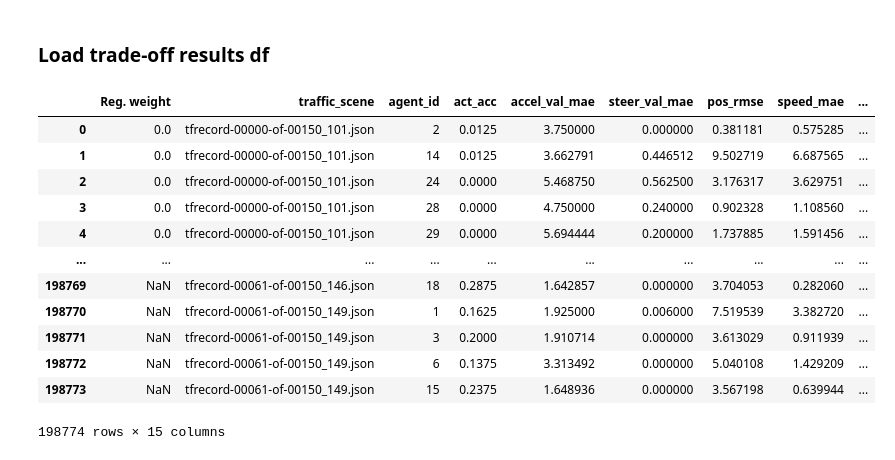
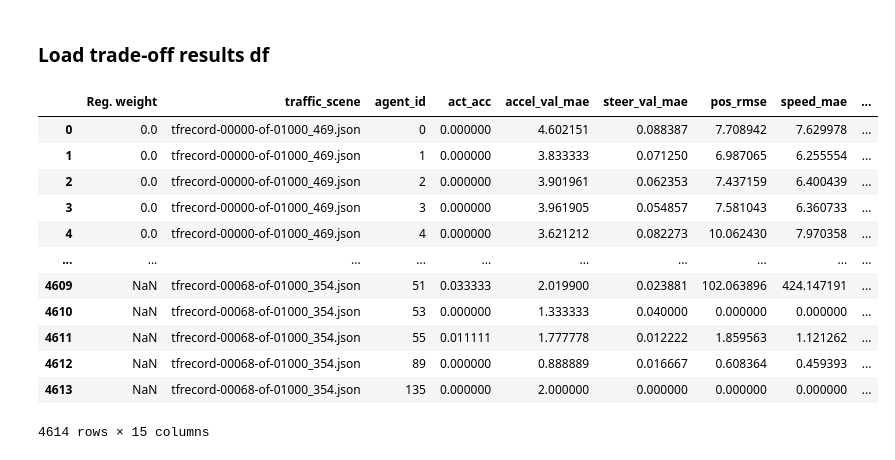
Before and after one commit to dgk453/nocturne_lab, a Jupyter notebook: evaluation/performance_x_human_like.ipynb, the cells around one changed output. Drawn from its saved outputs; the diff is of its cells as text; code cells hidden in the pictures.

```diff
--- a/evaluation/performance_x_human_like.ipynb
+++ b/evaluation/performance_x_human_like.ipynb
@@ -84,22 +84,21 @@ def make_figure(df_agg, hl_metric, fig_name, x_label, palette='colorblind'):
 # %% [markdown]
 ### Load trade-off results df
 # %%
-df_res = pd.read_csv("../evaluation/paper/df_trade_off_0131.csv")
-
+df_res = pd.read_csv("../evaluation/results/df_trade_off.csv")
 
 df_res
 # %% [output]
 |  | Reg. weight | traffic_scene | agent_id | act_acc | accel_val_mae | steer_val_mae | pos_rmse | speed_mae | ... |
-| 0 | 0.0 | tfrecord-00000-of-00150_101.json | 2 | 0.0125 | 3.750000 | 0.000000 | 0.381181 | 0.575285 | ... |
-| 1 | 0.0 | tfrecord-00000-of-00150_101.json | 14 | 0.0125 | 3.662791 | 0.446512 | 9.502719 | 6.687565 | ... |
-| 2 | 0.0 | tfrecord-00000-of-00150_101.json | 24 | 0.0000 | 5.468750 | 0.562500 | 3.176317 | 3.629751 | ... |
-| 3 | 0.0 | tfrecord-00000-of-00150_101.json | 28 | 0.0000 | 4.750000 | 0.240000 | 0.902328 | 1.108560 | ... |
-| 4 | 0.0 | tfrecord-00000-of-00150_101.json | 29 | 0.0000 | 5.694444 | 0.200000 | 1.737885 | 1.591456 | ... |
+| 0 | 0.0 | tfrecord-00000-of-01000_469.json | 0 | 0.000000 | 4.602151 | 0.088387 | 7.708942 | 7.629978 | ... |
+| 1 | 0.0 | tfrecord-00000-of-01000_469.json | 1 | 0.000000 | 3.833333 | 0.071250 | 6.987065 | 6.255554 | ... |
+| 2 | 0.0 | tfrecord-00000-of-01000_469.json | 2 | 0.000000 | 3.901961 | 0.062353 | 7.437159 | 6.400439 | ... |
+| 3 | 0.0 | tfrecord-00000-of-01000_469.json | 3 | 0.000000 | 3.961905 | 0.054857 | 7.581043 | 6.360733 | ... |
+| 4 | 0.0 | tfrecord-00000-of-01000_469.json | 4 | 0.000000 | 3.621212 | 0.082273 | 10.062430 | 7.970358 | ... |
 | ... | ... | ... | ... | ... | ... | ... | ... | ... | ... |
-| 198769 | NaN | tfrecord-00061-of-00150_146.json | 18 | 0.2875 | 1.642857 | 0.000000 | 3.704053 | 0.282060 | ... |
-| 198770 | NaN | tfrecord-00061-of-00150_149.json | 1 | 0.1625 | 1.925000 | 0.006000 | 7.519539 | 3.382720 | ... |
-| 198771 | NaN | tfrecord-00061-of-00150_149.json | 3 | 0.2000 | 1.910714 | 0.000000 | 3.613029 | 0.911939 | ... |
-| 198772 | NaN | tfrecord-00061-of-00150_149.json | 6 | 0.1375 | 3.313492 | 0.000000 | 5.040108 | 1.429209 | ... |
-| 198773 | NaN | tfrecord-00061-of-00150_149.json | 15 | 0.2375 | 1.648936 | 0.000000 | 3.567198 | 0.639944 | ... |
+| 4609 | NaN | tfrecord-00068-of-01000_354.json | 51 | 0.033333 | 2.019900 | 0.023881 | 102.063896 | 424.147191 | ... |
+| 4610 | NaN | tfrecord-00068-of-01000_354.json | 53 | 0.000000 | 1.333333 | 0.040000 | 0.000000 | 0.000000 | ... |
+| 4611 | NaN | tfrecord-00068-of-01000_354.json | 55 | 0.011111 | 1.777778 | 0.012222 | 1.859563 | 1.121262 | ... |
+| 4612 | NaN | tfrecord-00068-of-01000_354.json | 89 | 0.000000 | 0.888889 | 0.016667 | 0.608364 | 0.459393 | ... |
+| 4613 | NaN | tfrecord-00068-of-01000_354.json | 135 | 0.000000 | 2.000000 | 0.000000 | 0.000000 | 0.000000 | ... |
-198774 rows × 15 columns
+4614 rows × 15 columns
 # %%
```
Also changed, not shown: parts of 5 cells of this notebook, 26 other files.
